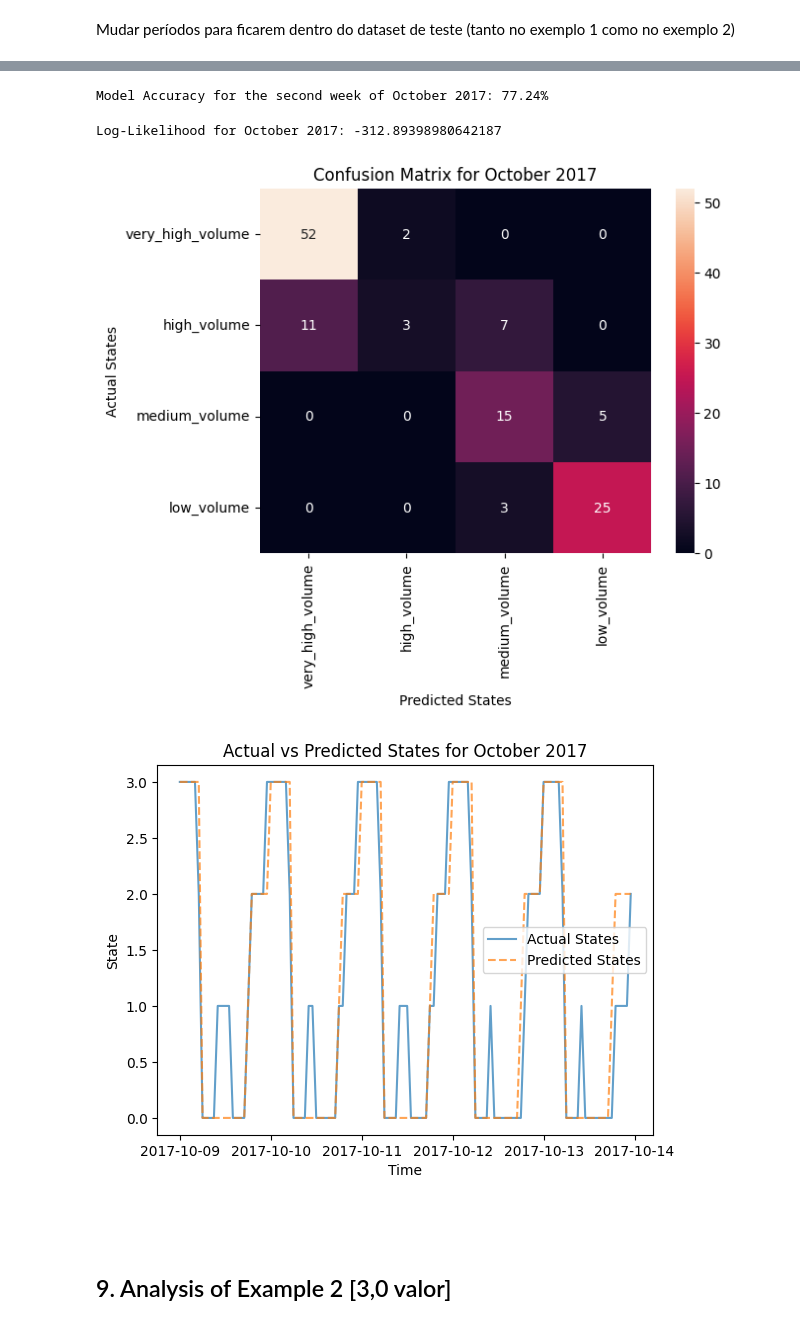
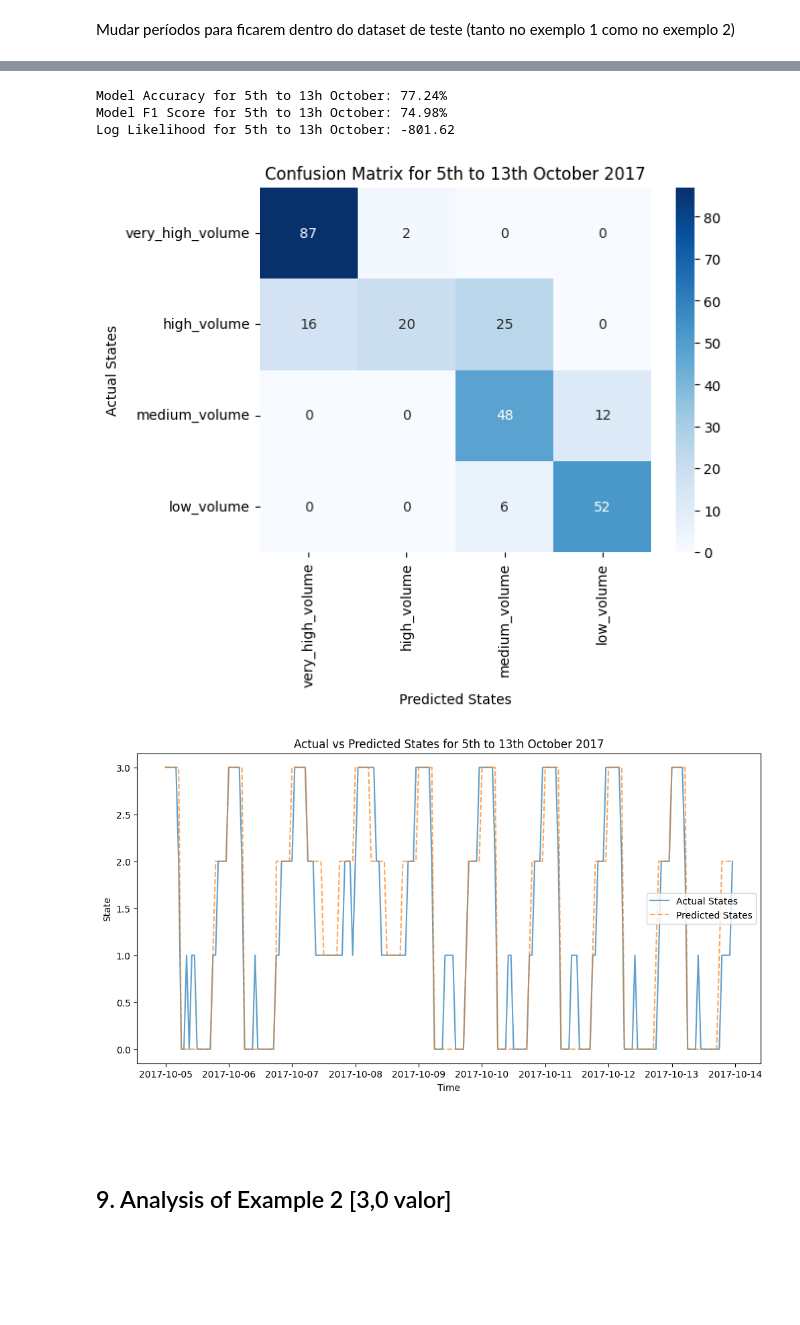
Before and after one commit to jepe06/TMBD_M02, a Jupyter notebook: assignment2.ipynb, the cells around one changed output, grey strips where cells are left out. Saved outputs shown, nothing was run; the diff lists cells and outputs as text; code cells hidden in the pictures; blank space fills up the shorter version.

```diff
--- a/assignment2.ipynb
+++ b/assignment2.ipynb
@@ -132,7 +132,7 @@ def is_weekend(x):
     return 1 if weekday >= 5 else 0
 
 def get_temp_category(x):
-    for temp_category, temp_range in temperture.items():
+    for temp_category, temp_range in temperature.items():
         if x in temp_range:
             return temp_category
 
@@ -419,15 +370,11 @@ model.emissionprob_ = emission_probs
 # %% [markdown]
 Mudar períodos para ficarem dentro do dataset de teste (tanto no exemplo 1 como no exemplo 2)
 # %%
-# Ensure 'date_time' is parsed as datetime
 df['date_time'] = pd.to_datetime(df['date_time'])
 
-# Filter for the year 2017 and the month of October
-filtered_data = df[
+october_samples = df[
     (df['date_time'].dt.year == 2017) &
     (df['date_time'].dt.month == 10) &
-    (df['date_time'].dt.day >= 9) &
+    (df['date_time'].dt.day >= 5) &
     (df['date_time'].dt.day <= 13)
 ]
-
-print(filtered_data)
@@ -480,42 +381,44 @@ predicted_states = model.predict(test_sequence)
-# %%
-accuracy = accuracy_score(actual_states, predicted_states)
-print(f"Model Accuracy for the second week of October 2017: {accuracy * 100:.2f}%")
-# %% [output]
-Model Accuracy for the second week of October 2017: 77.24%
-# %%
-log_likelihood = model.score(test_sequence)
-print(f"Log-Likelihood for October 2017: {log_likelihood}")
-# %% [output]
-Log-Likelihood for October 2017: -312.89398980642187
+# %%
+observations_sequence = get_sequence(october_samples)
+actual_states = october_samples['traffic_volume_category'].map(state_map).values
+
+predicted_states = model.predict(observations_sequence)
+# %%
+accuracy = accuracy_score(actual_states, predicted_states)
+print(f"Model Accuracy for 5th to 13h October: {accuracy * 100:.2f}%")
+
+f1 = f1_score(actual_states, predicted_states, average='weighted')
+print(f"Model F1 Score for 5th to 13h October: {f1 * 100:.2f}%")
+
+log_likelihood = model.score(observations_sequence)
+print(f"Log Likelihood for 5th to 13h October: {log_likelihood:.2f}")
+# %% [output]
+Model Accuracy for 5th to 13h October: 77.24%
+Model F1 Score for 5th to 13h October: 74.98%
+Log Likelihood for 5th to 13h October: -801.62
 # %%
-from sklearn.metrics import confusion_matrix
-import seaborn as sns
-import matplotlib.pyplot as plt
+cm = confusion_matrix(actual_states, predicted_states)
 
-conf_matrix = confusion_matrix(actual_states, predicted_states)
-
-# Visualize the confusion matrix
-sns.heatmap(conf_matrix, annot=True, fmt='d', xticklabels=state_map.keys(), yticklabels=state_map.keys())
+sns.heatmap(cm, annot=True, fmt='d', xticklabels=state_map.keys(), yticklabels=state_map.keys(), cmap='Blues')
 plt.xlabel("Predicted States")
 plt.ylabel("Actual States")
-plt.title("Confusion Matrix for October 2017")
+plt.title("Confusion Matrix for 5th to 13th October 2017")
 plt.show()
 # %% [output]
-[figure, old version]
+[figure, new version]
 # %%
-import matplotlib.pyplot as plt
+time = october_samples['date_time']
 
-time = filtered_data['date_time']
-
+plt.figure(figsize=(12, 6))
 plt.plot(time, actual_states, label='Actual States', alpha=0.7)
 plt.plot(time, predicted_states, label='Predicted States', linestyle='dashed', alpha=0.7)
 plt.xlabel("Time")
 plt.ylabel("State")
-plt.title("Actual vs Predicted States for October 2017")
+plt.title("Actual vs Predicted States for 5th to 13th October 2017")
 plt.legend()
 plt.show()
 # %% [output]
-[figure, old version]
+[figure, new version]
 # %% [markdown]
 <br><br>
 
```
Also changed, not shown: parts of 16 cells of this notebook, 1 other file.
